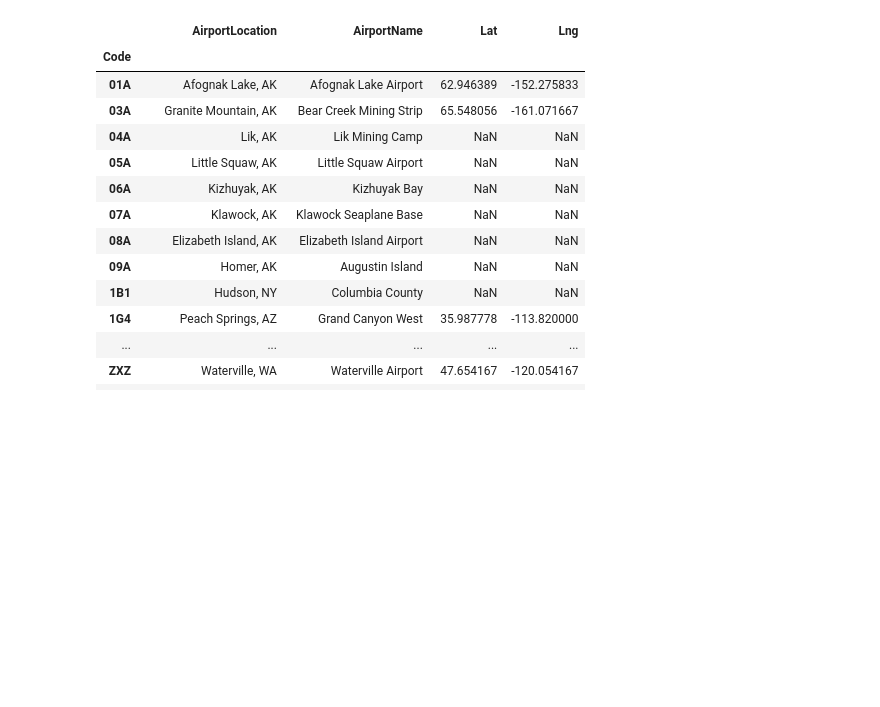
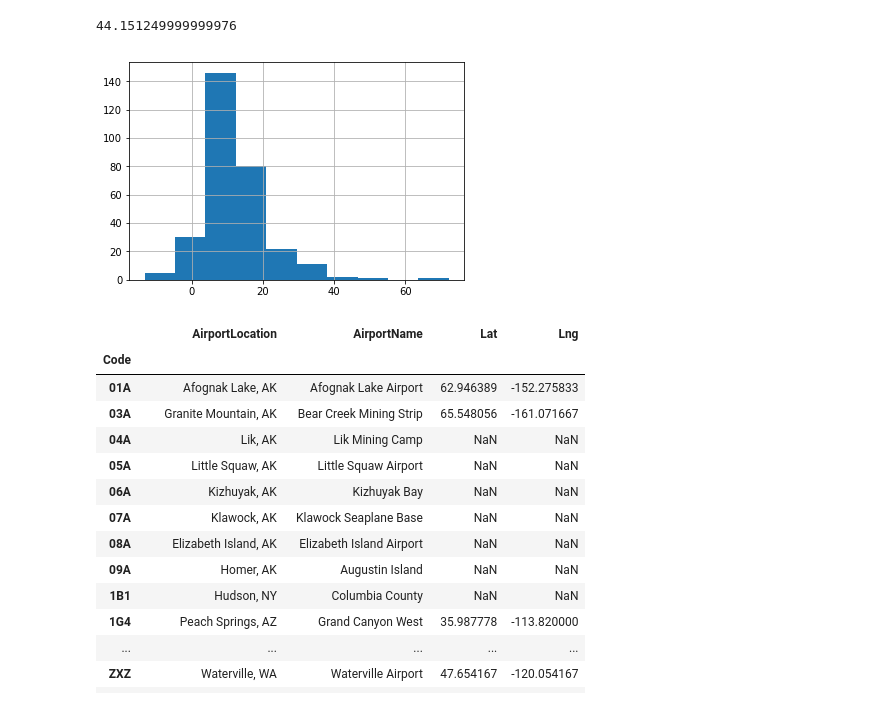
Before and after one commit to sourabhlal/FlightDelaysViz, a Jupyter notebook: FlightDelays.ipynb, the cells around one changed output. Cells and saved outputs as stored; diff of their text form; code cells hidden in the pictures; blank space fills up the shorter version.

```diff
--- a/FlightDelays.ipynb
+++ b/FlightDelays.ipynb
@@ -79,3 +110,10 @@ airports_delay
+# %%
+delay_avg = airports_delay.DepDelay / airports_delay.Flights
+delay_avg.hist()
+delay_avg.quantile(q=0.99)
+# %% [output]
+44.151249999999976
+[figure, added]
 # %%
 airlines = pd.read_csv('data/L_AIRLINE_ID.csv', index_col='Code')
 airports = pd.read_csv('data/L_AIRPORT.csv', index_col='Code')
```
Also changed, not shown: parts of 4 cells of this notebook, 7 other files.
